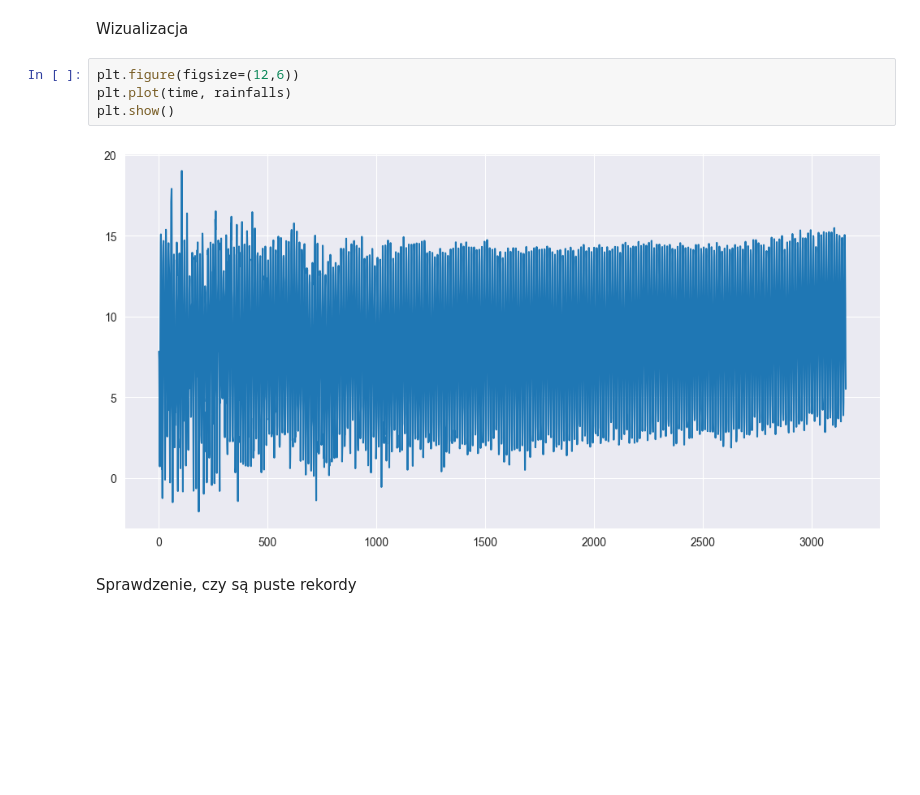
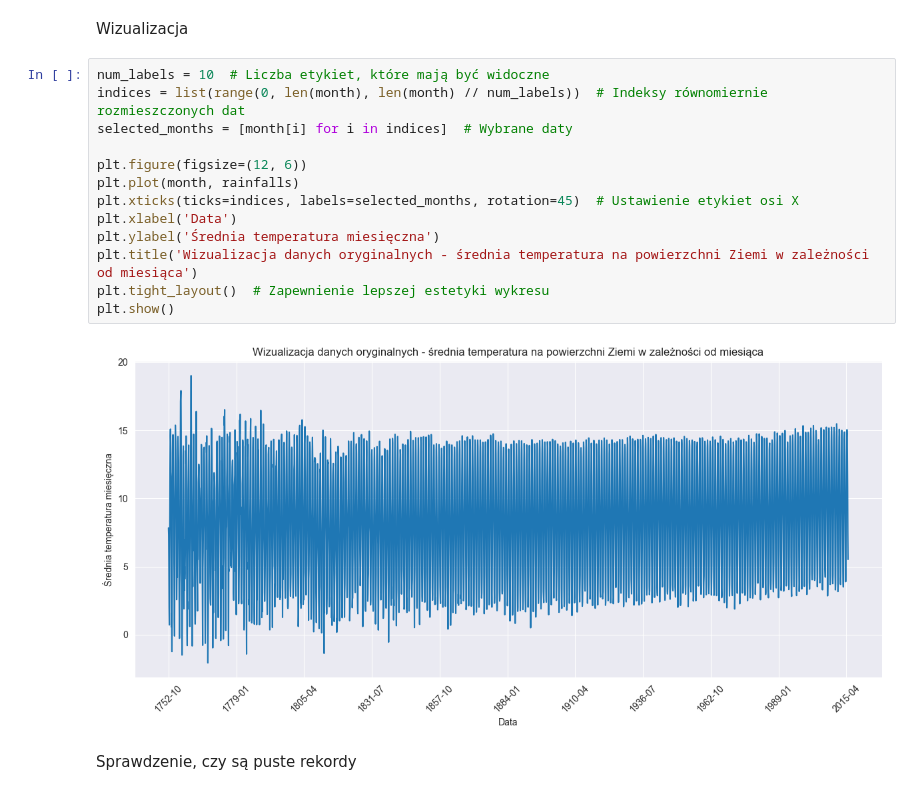
Before and after one commit to rafglo/Computer-Analysis-of-Time-Series, a Jupyter notebook: raport.ipynb, the cells around one changed output. Cells and saved outputs as stored; diff of their text form; blank space fills up the shorter version.

```diff
--- a/raport.ipynb
+++ b/raport.ipynb
@@ -28,12 +28,21 @@ time = np.arange(0,len(month),1)
 rainfalls = data['LandAverageTemperature']
 # %% [markdown]
 Wizualizacja
-# %%
-plt.figure(figsize=(12,6))
-plt.plot(time, rainfalls)
-plt.show()
-# %% [output]
-[figure, removed]
+# %%
+num_labels = 10  # Liczba etykiet, które mają być widoczne
+indices = list(range(0, len(month), len(month) // num_labels))  # Indeksy równomiernie rozmieszczonych dat
+selected_months = [month[i] for i in indices]  # Wybrane daty
+
+plt.figure(figsize=(12, 6))
+plt.plot(month, rainfalls)
+plt.xticks(ticks=indices, labels=selected_months, rotation=45)  # Ustawienie etykiet osi X
+plt.xlabel('Data')
+plt.ylabel('Średnia temperatura miesięczna')
+plt.title('Wizualizacja danych oryginalnych - średnia temperatura na powierzchni Ziemi w zależności od miesiąca')
+plt.tight_layout()  # Zapewnienie lepszej estetyki wykresu
+plt.show()
+# %% [output]
+[figure, added]
 # %% [markdown]
 Sprawdzenie, czy są puste rekordy
 # %%
```
